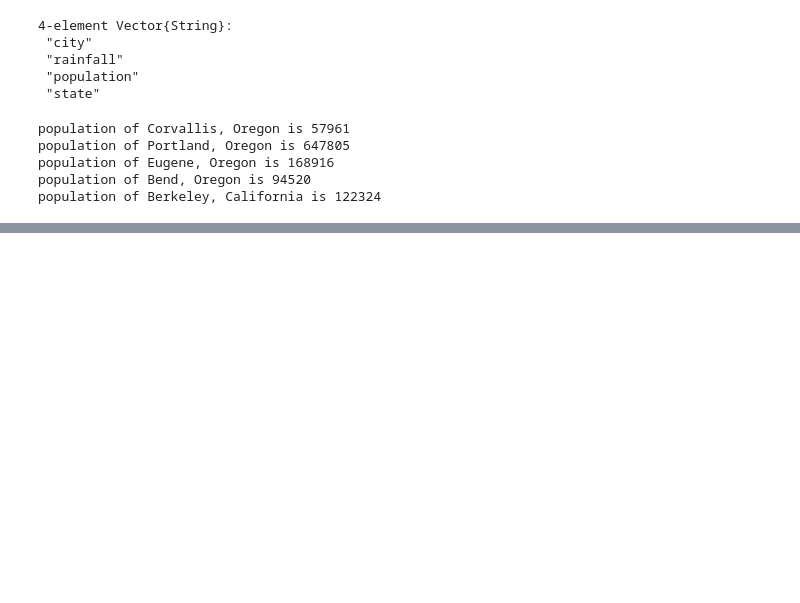
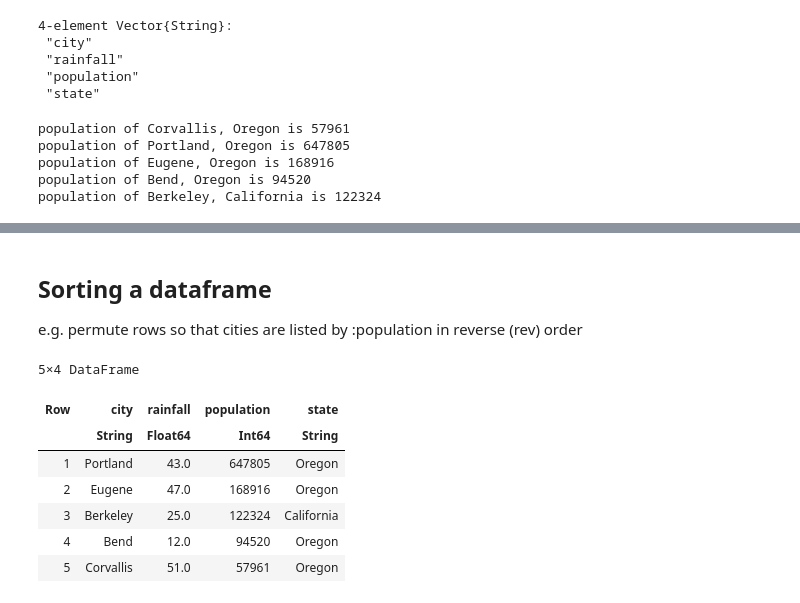
Before and after one commit to alan-sanchez/julia_workspace, a Jupyter notebook: OSU_course/lecture_notes/data_frames.ipynb, the cells around one changed output, grey strips where cells are left out. Saved outputs shown, nothing was run; the diff lists cells and outputs as text; code cells hidden in the pictures; blank space fills up the shorter version.

Commit message:
included sorting examples

```diff
--- a/OSU_course/lecture_notes/data_frames.ipynb
+++ b/OSU_course/lecture_notes/data_frames.ipynb
@@ -117,0 +213,14 @@ population of Berkeley, California is 122324
+# %% [markdown]
+## Sorting a dataframe
+e.g. permute rows so that cities are listed by :population in reverse (rev) order
+# %%
+sort!(df_cities, :population, rev=true) # ! means the input dataframe was modified. now the rows are re-ordered
+# %% [output]
+5×4 DataFrame
+| Row | city | rainfall | population | state |
+|  | String | Float64 | Int64 | String |
+| 1 | Portland | 43.0 | 647805 | Oregon |
+| 2 | Eugene | 47.0 | 168916 | Oregon |
+| 3 | Berkeley | 25.0 | 122324 | California |
+| 4 | Bend | 12.0 | 94520 | Oregon |
+| 5 | Corvallis | 51.0 | 57961 | Oregon |
```
Also changed, not shown: parts of 14 cells of this notebook.
